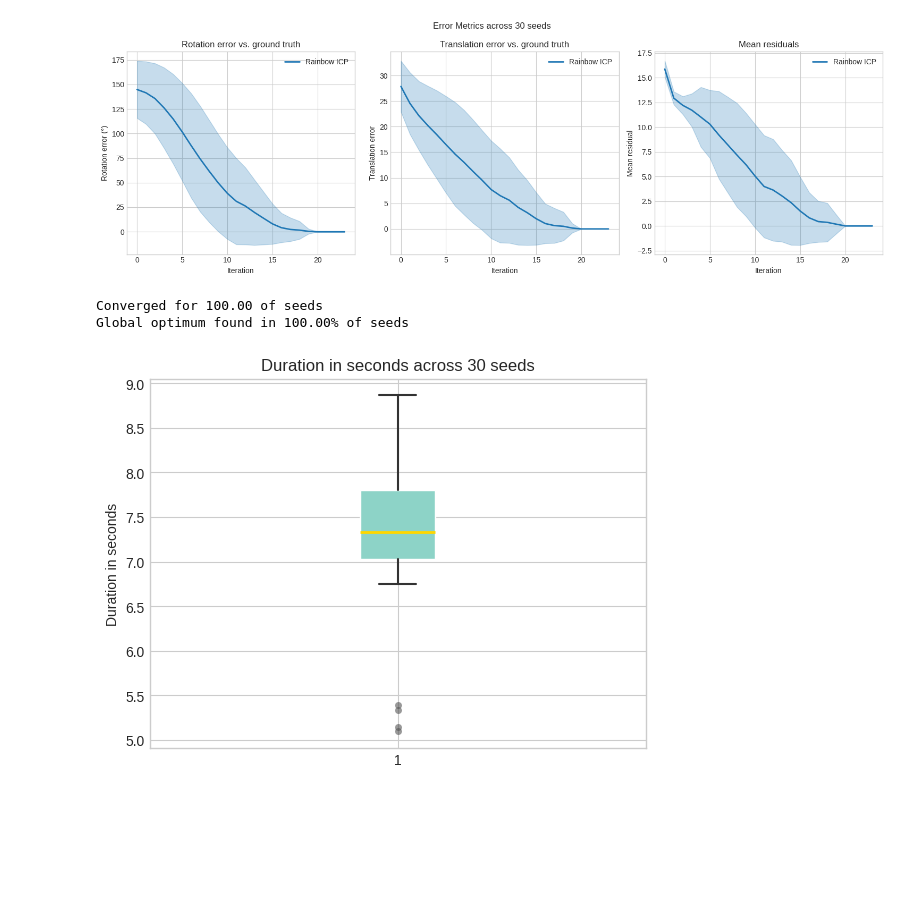
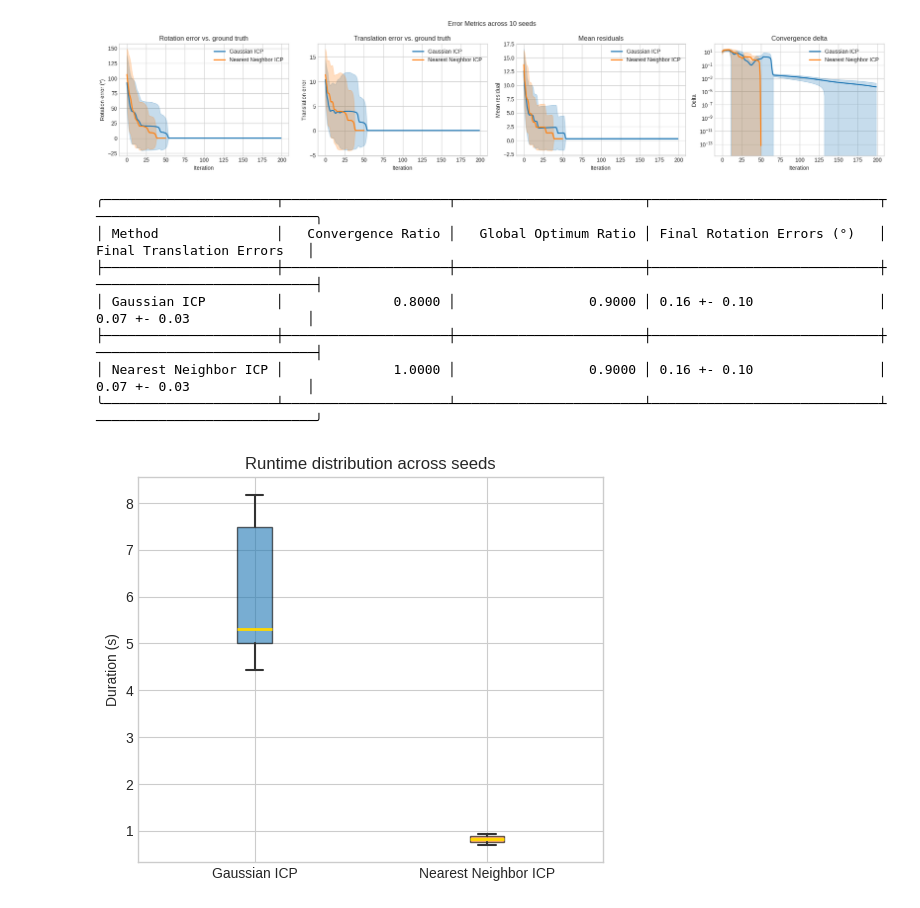
Before and after one commit to AdrianDegenkolb/TransformationRecovery, a Jupyter notebook: notebooks/8_rainbow_icp.ipynb, the cells around one changed output. Saved outputs shown, nothing was run; the diff lists cells and outputs as text; code cells hidden in the pictures; blank space fills up the shorter version.

```diff
--- a/notebooks/8_rainbow_icp.ipynb
+++ b/notebooks/8_rainbow_icp.ipynb
@@ -18,42 +22,56 @@ N_STARTS = 13
 # 1. MultiICP with appending of geometric features in gaussian matcher
 extractor = GeometricFeatureExtractor(k=4)
 gaussian_matcher = GaussianMatcher(sigma=1, k=40, feature_extractor=extractor, feature_mode='append', beta=1)
-callbacks = [SigmaAnnealingCallback(matcher=gaussian_matcher, sigma_init=4, sigma_final=0.5, anneal_steps=MAX_ITER)]
+callbacks: list[ICPCallback] = [SigmaAnnealingCallback(matcher=gaussian_matcher, sigma_init=4, sigma_final=0.5, anneal_steps=MAX_ITER)]
 single_icp = ICP(matcher=gaussian_matcher, callbacks=callbacks, max_iter=MAX_ITER)
 icp = MultiStartICP(single_icp, n_starts=N_STARTS)
+
+# 2. MultiICP with appending of geometric features in nearest neighbor matcher
+nn_matcher = NearestNeighborMatcher(feature_extractor=extractor)
+nn_single_icp = ICP(matcher=nn_matcher, max_iter=MAX_ITER)
+nn_icp = MultiStartICP(nn_single_icp, n_starts=N_STARTS)
 # %%
-results = []
-ground_truths = []
-for seed in tqdm(range(N_SEEDS), desc=f"Running ICP on several seeds"):
-    exp = SyntheticExperiment.generate(500, 0.0, 8.0, style="clustered")
-    result = icp.fit(exp.P, exp.Q)
-    results.append(result)
-    ground_truths.append(exp.T_gt)
-
-best_results = [r.best for r in results]
+experiment_kwargs: dict[str, Any] = {'n': 500, 'noise_std': 0.01, 't_scale': 8, 'style': 'clustered'}
+ms_result1 = fit_multi_seed(icp, seeds=list(range(N_SEEDS)), experiment_kwargs=experiment_kwargs)
+ms_result2 = fit_multi_seed(nn_icp, seeds=list(range(N_SEEDS)), experiment_kwargs=experiment_kwargs)
 # %%
-fig, axes = plt.subplots(1, 3, figsize=(15, 5))
-
-ErrorMetricsVisualizer.plot_convergence_shaded(axes, [best_results], [ground_truths], ["Rainbow ICP"])
+ErrorMetricsVisualizer.plot_convergence(
+    results_per_method=[ms_result1.results, ms_result2.results],
+    ground_truths_per_method=[ms_result1.ground_truths, ms_result2.ground_truths],
+    method_labels=["Gaussian ICP", "Nearest Neighbor ICP"]
+)
 plt.suptitle(f"Error Metrics across {N_SEEDS} seeds")
 plt.tight_layout()
 plt.savefig('../results/8_rainbow_ICP_results.png', dpi=150, bbox_inches='tight')
 plt.show()
 # %% [output]
-[figure, old version]
+[figure, new version]
 # %%
-print(f"Converged for {convergence_ratio(best_results)*100:.2f} of seeds")
-print(f"Global optimum found in {convergence_to_global_opt_ratio(best_results, tol=0.1)*100:.2f}% of seeds")
+import numpy as np
+
+rows: list[tuple[str, Any, Any, Any, Any]] = [
+    ("Method", "Convergence Ratio", "Global Optimum Ratio", "Final Rotation Errors (°)", "Final Translation Errors"),
+    ("Gaussian ICP", convergence_ratio(ms_result1.results), convergence_to_global_opt_ratio(ms_result1.results, tol=0.5), f"{np.mean(ms_result1.rotation_errors):.2f} +- {np.std(ms_result1.rotation_errors):.2f}", f"{np.mean(ms_result1.translation_errors):.2f} +- {np.std(ms_result1.translation_errors):.2f}"),
+    ("Nearest Neighbor ICP", convergence_ratio(ms_result2.results), convergence_to_global_opt_ratio(ms_result2.results, tol=0.5), f"{np.mean(ms_result2.rotation_errors):.2f} +- {np.std(ms_result2.rotation_errors):.2f}", f"{np.mean(ms_result2.translation_errors):.2f} +- {np.std(ms_result2.translation_errors):.2f}"),
+]
+
+print(tabulate(rows, headers="firstrow", tablefmt="rounded_grid", floatfmt=".4f"))
 # %% [output]
-Converged for 100.00 of seeds
-Global optimum found in 100.00% of seeds
+╭──────────────────────┬─────────────────────┬────────────────────────┬─────────────────────────────┬────────────────────────────╮
+│ Method               │   Convergence Ratio │   Global Optimum Ratio │ Final Rotation Errors (°)   │ Final Translation Errors   │
+├──────────────────────┼─────────────────────┼────────────────────────┼─────────────────────────────┼────────────────────────────┤
+│ Gaussian ICP         │              0.8000 │                 0.9000 │ 0.16 +- 0.10                │ 0.07 +- 0.03               │
+├──────────────────────┼─────────────────────┼────────────────────────┼─────────────────────────────┼────────────────────────────┤
+│ Nearest Neighbor ICP │              1.0000 │                 0.9000 │ 0.16 +- 0.10                │ 0.07 +- 0.03               │
+╰──────────────────────┴─────────────────────┴────────────────────────┴─────────────────────────────┴────────────────────────────╯
 # %%
-from visualization import _BOX_STYLE
+fix, axes = plt.subplots(1, 1, figsize=(6, 5))
 
-plt.boxplot([r.duration_s for r in results], **dict(_BOX_STYLE))
-plt.ylabel("Duration in seconds")
-plt.title(f"Duration in seconds across {N_SEEDS} seeds")
-plt.savefig('../results/8_rainbow_ICP_time.png', dpi=150, bbox_inches='tight')
+TimeVisualizer.plot_duration_distribution(
+    ax=axes,
+    durations_per_method=[np.array(ms_result1.durations_s), np.array(ms_result2.durations_s)],
+    method_labels=["Gaussian ICP", "Nearest Neighbor ICP"]
+    )
 plt.show()
 # %% [output]
-[figure, old version]
+[figure, new version]
```
Also changed, not shown: parts of 1 cell of this notebook, 15 other files.
